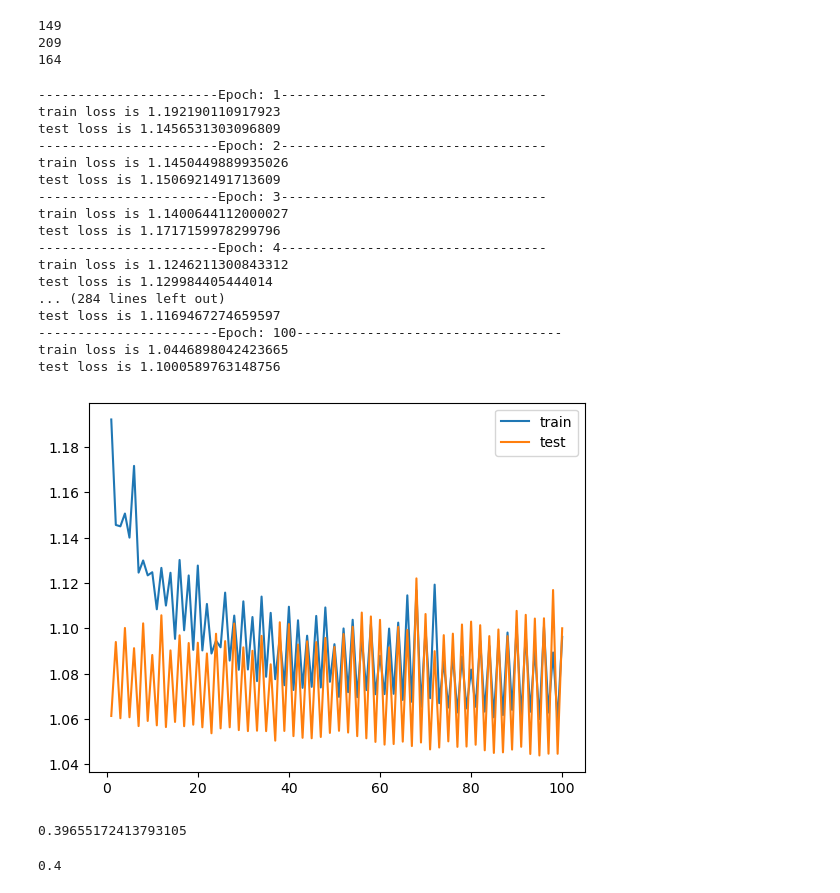
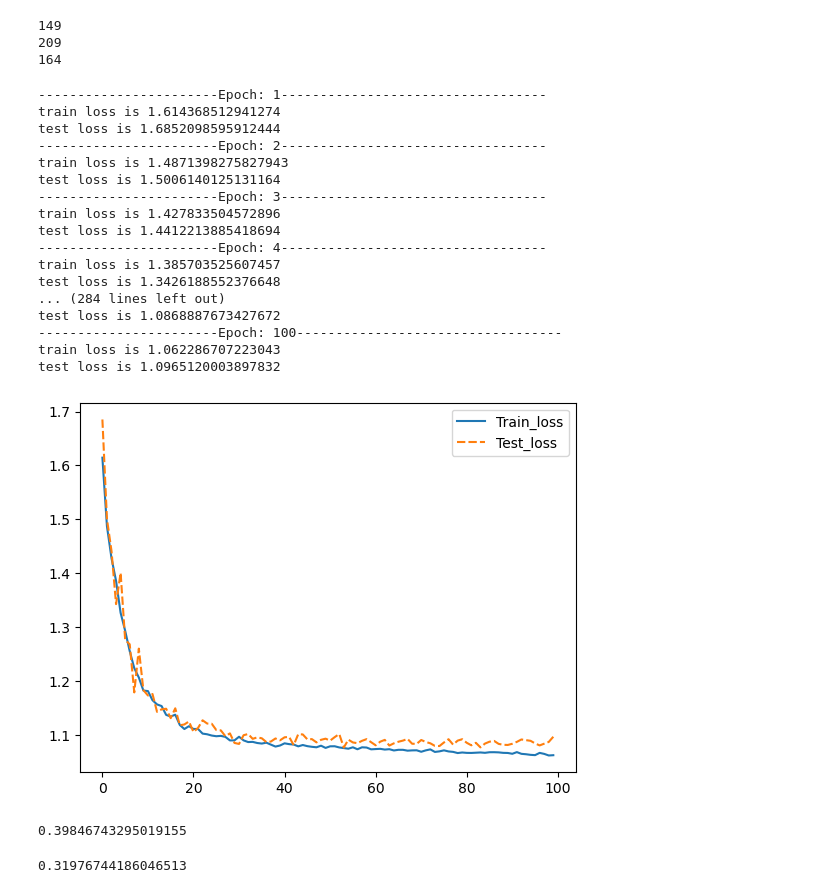
Before and after one commit to MeltonYu/EURUSD-LSTM-prediction, a Jupyter notebook: training_model/EURUSD_Mac_model.ipynb, the cells around one changed output. Cells and saved outputs as stored; diff of their text form; code cells hidden in the pictures.

```diff
--- a/training_model/EURUSD_Mac_model.ipynb
+++ b/training_model/EURUSD_Mac_model.ipynb
@@ -112,8 +119,8 @@ print(len(real_results[real_results==2]))
 # %%
 import time_net
 
-hyperparas = {'input_dim':x_train.shape[-1],'hidden_dim':32,'hidden_nums':2,'output_dim':3,'block_layer_nums':2, 'LSTM_layer_nums':1
-        , 'dropout_rate':0.5}
+hyperparas = {'input_dim':x_train.shape[-1],'hidden_dim':32,'hidden_nums':5,'output_dim':3,'block_layer_nums':2, 'LSTM_layer_nums':1
+        , 'dropout_rate':0.75}
 
 net_test = time_net.LSTM_Net(hyperparas=hyperparas)
 
@@ -174,33 +181,28 @@ loss_ls = train_model(loss_function=loss,optimizer=optim_Adam,model=net_test,loa
                       test_data=test_set,epochs=epochs)
 # %% [output]
 -----------------------Epoch: 1----------------------------------
-train loss is 1.192190110917923
-test loss is 1.1456531303096809
+train loss is 1.614368512941274
+test loss is 1.6852098595912444
 -----------------------Epoch: 2----------------------------------
-train loss is 1.1450449889935026
-test loss is 1.1506921491713609
+train loss is 1.4871398275827943
+test loss is 1.5006140125131164
 -----------------------Epoch: 3----------------------------------
-train loss is 1.1400644112000027
-test loss is 1.1717159978299796
+train loss is 1.427833504572896
+test loss is 1.4412213885418694
 -----------------------Epoch: 4----------------------------------
-train loss is 1.1246211300843312
-test loss is 1.129984405444014
+train loss is 1.385703525607457
+test loss is 1.3426188552376648
 ... (284 lines left out)
-test loss is 1.1169467274659597
+test loss is 1.0868887673427672
 -----------------------Epoch: 100----------------------------------
-train loss is 1.0446898042423665
-test loss is 1.1000589763148756
+train loss is 1.062286707223043
+test loss is 1.0965120003897832
-# %%
-import matplotlib.pyplot as plt
-
-loss_array = np.array(loss_ls).reshape((2,epochs))
-
-plt.plot(range(1,len(loss_array[0])+1),loss_array[0],label = "train")
-plt.plot(range(1,len(loss_array[1])+1),loss_array[1],label= "test")
-plt.legend()
-plt.show()
-# %% [output]
-[figure, removed]
+# %%
+loss_df = pd.DataFrame(data=np.array(loss_ls),columns=["Train_loss", "Test_loss"])
+seaborn.lineplot(data=loss_df)
+plt.show()
+# %% [output]
+[figure, added]
 # %%
 import torch.nn.functional as F
 from sklearn.metrics import accuracy_score
@@ -215,16 +217,16 @@ real_results = test_set[:][1]
 
 accuracy_score(real_results,predict_results)
 # %% [output]
-0.39655172413793105
+0.39846743295019155
 # %%
-act_predict_bool = (predict_results != 1) & (predict_probability > 0.42)
+act_predict_bool = (predict_results != 1)
 
 act_predict_results = predict_results[act_predict_bool]
 act_real_results = real_results[act_predict_bool]
 
 accuracy_score(act_predict_results,act_real_results)
 # %% [output]
-0.4
+0.31976744186046513
 # %%
 act_predict_results.shape
 # %% [output]
```
Also changed, not shown: parts of 3 cells of this notebook, 6 other files.
